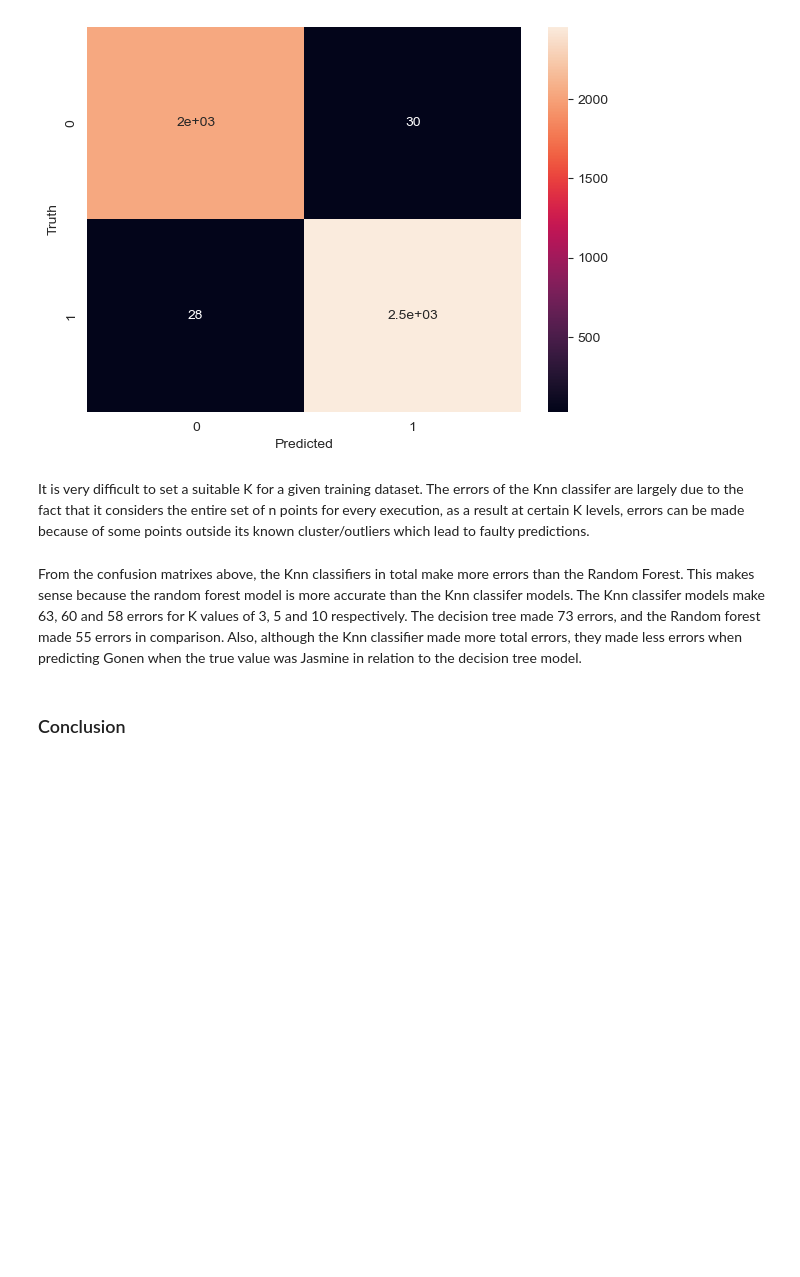
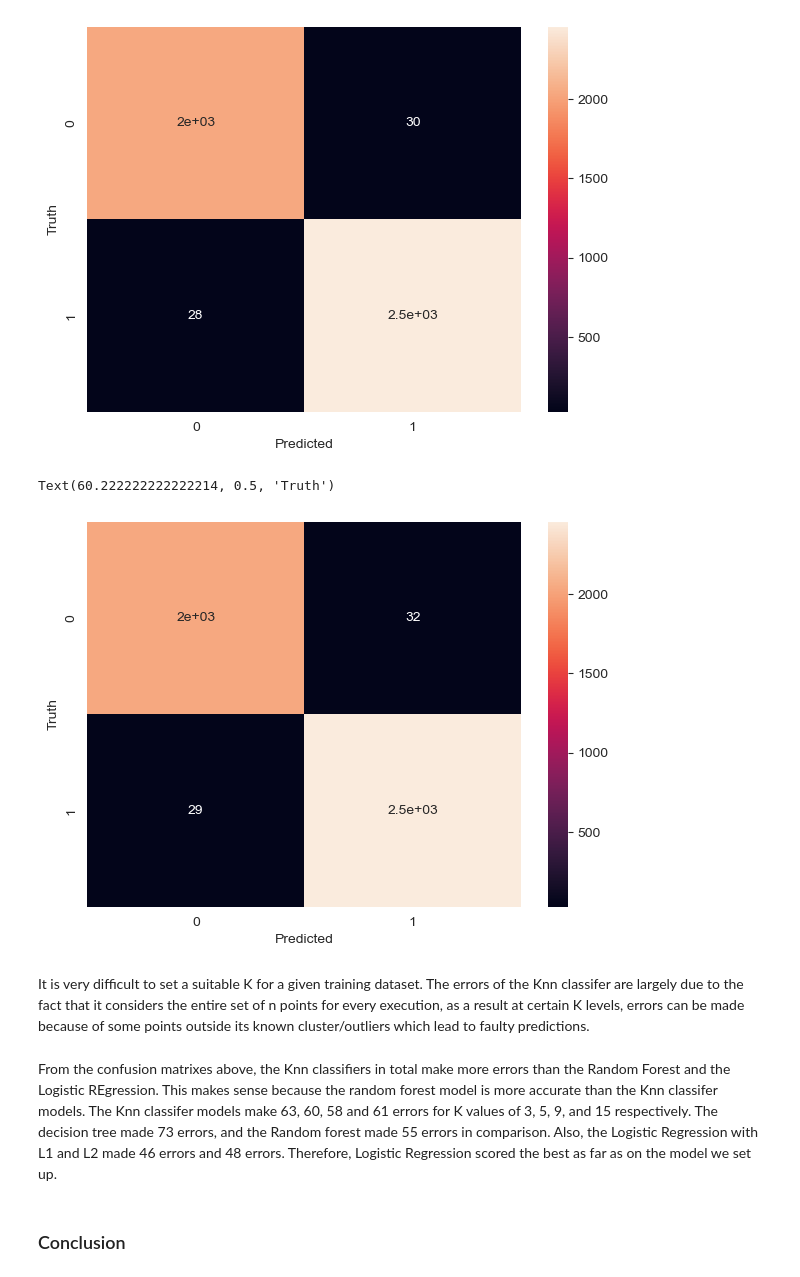
Before and after one commit to Shunsuke-Kubonishi/MACS33002-project1, a Jupyter notebook: MACS 33002 Rice Type Classification-checkpoint.ipynb, the cells around one changed output. Saved outputs shown, nothing was run; the diff lists cells and outputs as text; code cells hidden in the pictures; blank space fills up the shorter version.

```diff
--- a/MACS 33002 Rice Type Classification-checkpoint.ipynb
+++ b/MACS 33002 Rice Type Classification-checkpoint.ipynb
@@ -559,10 +537,10 @@ print("Accuracy:",np.round(knn_3.score(X_test, y_test), decimals=4))
 # %% [output]
 Accuracy: 0.9861
 # %%
-#For K = 10:
+#For K = 9:
 #Creating KNN classifier
-knn_10 = KNeighborsClassifier(n_neighbors=10)
+knn_9 = KNeighborsClassifier(n_neighbors=9)
 # %%
 #Train KNN classifier
-knn_10.fit(X_train, y_train)
+knn_9.fit(X_train, y_train)
 # %% [output]
@@ -574,0 +553,7 @@ Accuracy: 0.9872
+# %%
+#For K = 15:
+#Creating KNN classifier
+knn_15 = KNeighborsClassifier(n_neighbors=15)
+# %%
+#Train KNN classifier
+knn_15.fit(X_train, y_train)
@@ -647,10 +663,22 @@ plt.ylabel('Truth')
 # %% [output]
 Text(60.222222222222214, 0.5, 'Truth')
 [figure]
+# %%
+# Confusion Matrix of Knn Classifier(K = 15)
+
+y_pred = knn_15.predict(X_test)
+cm = confusion_matrix(y_test, y_pred)
+plt.figure(figsize=(7,5))
+sns.heatmap(cm, annot=True)
+plt.xlabel('Predicted')
+plt.ylabel('Truth')
+# %% [output]
+Text(60.222222222222214, 0.5, 'Truth')
+[figure, added]
 # %% [markdown]
 It is very difficult to set a suitable K for a given training dataset. The errors of the Knn classifer are largely due to the fact that it considers the entire set of n points for every execution, as a result at certain K levels, errors can be made because of some points outside its known cluster/outliers which lead to faulty predictions.
 # %% [markdown]
-From the confusion matrixes above, the Knn classifiers in total make more errors than the Random Forest. This makes sense because the random forest model is more accurate than the Knn classifer models. The Knn classifer models make 63, 60 and 58 errors for K values of 3, 5 and 10 respectively. The decision tree made 73 errors, and the Random forest made 55 errors in comparison. Also, although the Knn classifier made more total errors, they made less errors when predicting Gonen when the true value was Jasmine in relation to the decision tree model.
+From the confusion matrixes above, the Knn classifiers in total make more errors than the Random Forest and the Logistic REgression. This makes sense because the random forest model is more accurate than the Knn classifer models. The Knn classifer models make 63, 60, 58 and 61 errors for K values of 3, 5, 9, and 15 respectively. The decision tree made 73 errors, and the Random forest made 55 errors in comparison. Also, the Logistic Regression with L1 and L2 made 46 errors and 48 errors. Therefore, Logistic Regression scored the best as far as on the model we set up.
 # %% [markdown]
 ### Conclusion
 # %% [markdown]
```
Also changed, not shown: parts of 58 cells of this notebook, 1 other file.
